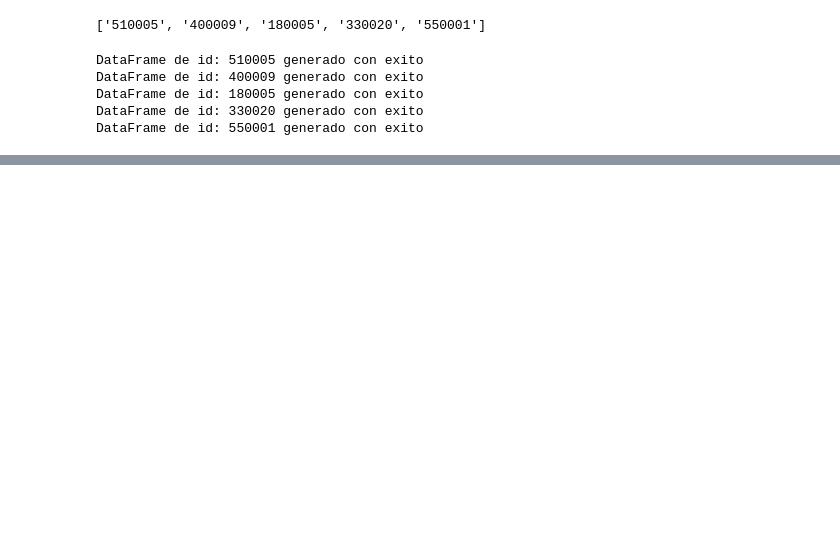
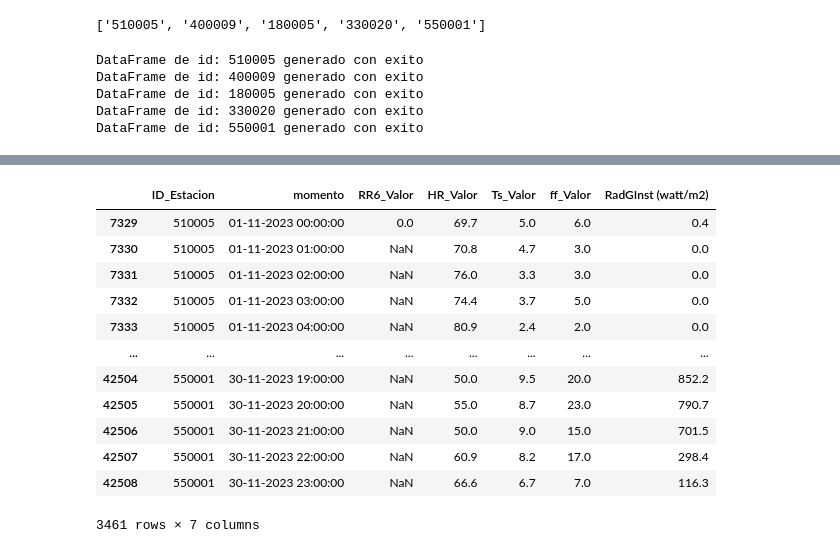
Before and after one commit to Ch0rip4m/INFO147-Proyecto, a Jupyter notebook: Project_notebook.ipynb, the cells around one changed output, grey strips where cells are left out. Cells and saved outputs as stored; diff of their text form; code cells hidden in the pictures; blank space fills up the shorter version.

```diff
--- a/Project_notebook.ipynb
+++ b/Project_notebook.ipynb
@@ -128,0 +153,17 @@ DataFrame de id: 550001 generado con exito
+# %%
+filtered_df = bigDf[bigDf['momento'].str.contains('-11-')]
+filtered_df
+# %% [output]
+|  | ID_Estacion | momento | RR6_Valor | HR_Valor | Ts_Valor | ff_Valor | RadGInst (watt/m2) |
+| 7329 | 510005 | 01-11-2023 00:00:00 | 0.0 | 69.7 | 5.0 | 6.0 | 0.4 |
+| 7330 | 510005 | 01-11-2023 01:00:00 | NaN | 70.8 | 4.7 | 3.0 | 0.0 |
+| 7331 | 510005 | 01-11-2023 02:00:00 | NaN | 76.0 | 3.3 | 3.0 | 0.0 |
+| 7332 | 510005 | 01-11-2023 03:00:00 | NaN | 74.4 | 3.7 | 5.0 | 0.0 |
+| 7333 | 510005 | 01-11-2023 04:00:00 | NaN | 80.9 | 2.4 | 2.0 | 0.0 |
+| ... | ... | ... | ... | ... | ... | ... | ... |
+| 42504 | 550001 | 30-11-2023 19:00:00 | NaN | 50.0 | 9.5 | 20.0 | 852.2 |
+| 42505 | 550001 | 30-11-2023 20:00:00 | NaN | 55.0 | 8.7 | 23.0 | 790.7 |
+| 42506 | 550001 | 30-11-2023 21:00:00 | NaN | 50.0 | 9.0 | 15.0 | 701.5 |
+| 42507 | 550001 | 30-11-2023 22:00:00 | NaN | 60.9 | 8.2 | 17.0 | 298.4 |
+| 42508 | 550001 | 30-11-2023 23:00:00 | NaN | 66.6 | 6.7 | 7.0 | 116.3 |
+3461 rows × 7 columns
```
Also changed, not shown: parts of 4 cells of this notebook.
